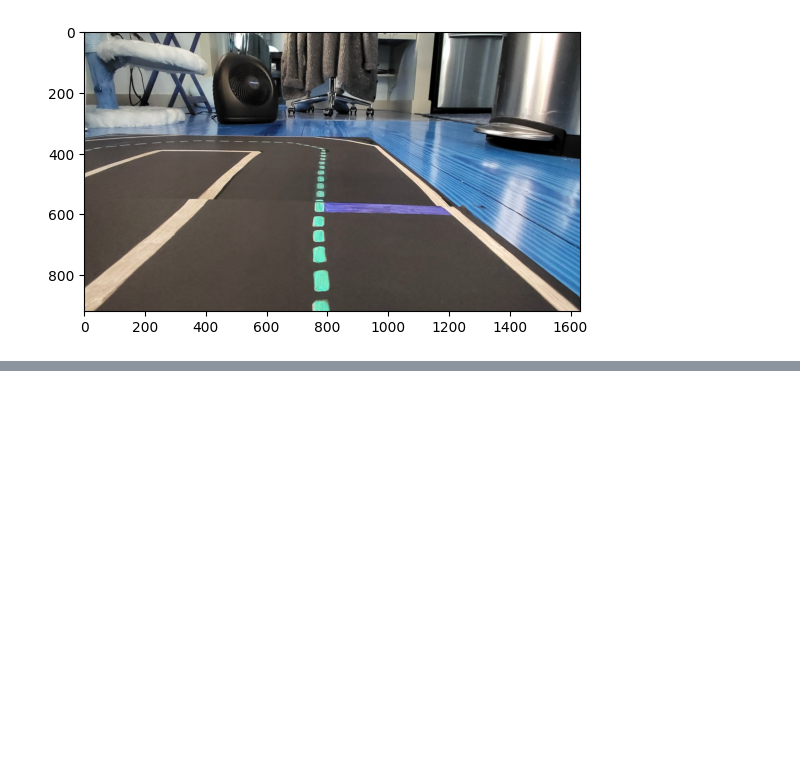
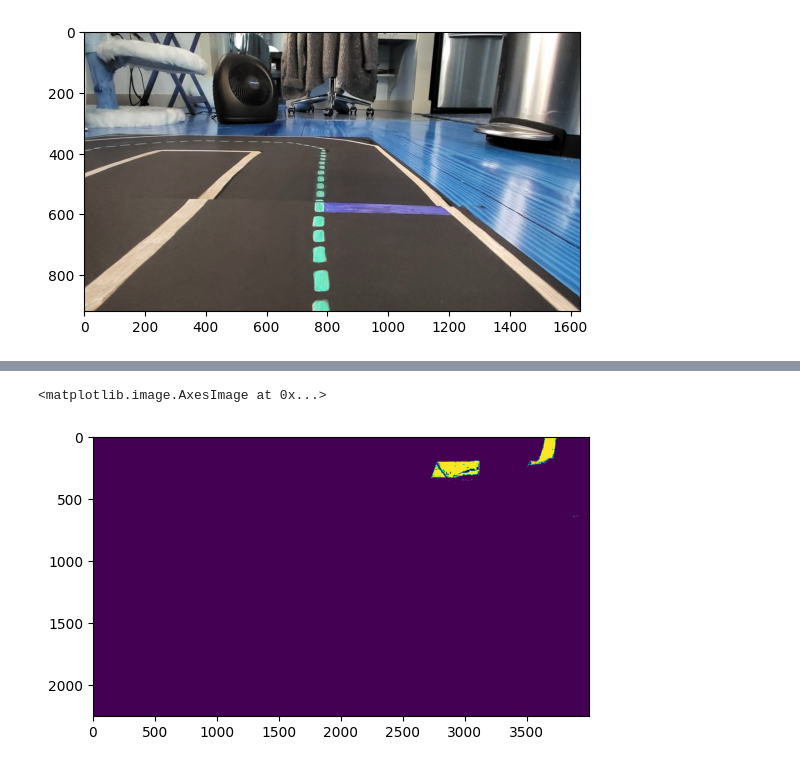
Before and after one commit to bridgetknight/CSC485_F2023, a Jupyter notebook: projects/picar/workshop.ipynb, the cells around one changed output, grey strips where cells are left out. Drawn from its saved outputs; the diff is of its cells as text; code cells hidden in the pictures; blank space fills up the shorter version.

```diff
--- a/projects/picar/workshop.ipynb
+++ b/projects/picar/workshop.ipynb
@@ -147,0 +190,5 @@ error: OpenCV(4.8.1) D:\a\opencv-python\opencv-python\opencv\modules\highgui\src
+# %%
+plt.imshow(m[1])
+# %% [output]
+<matplotlib.image.AxesImage at 0x...>
+[figure, added]
```
Also changed, not shown: parts of 9 cells of this notebook, 12 other files.
